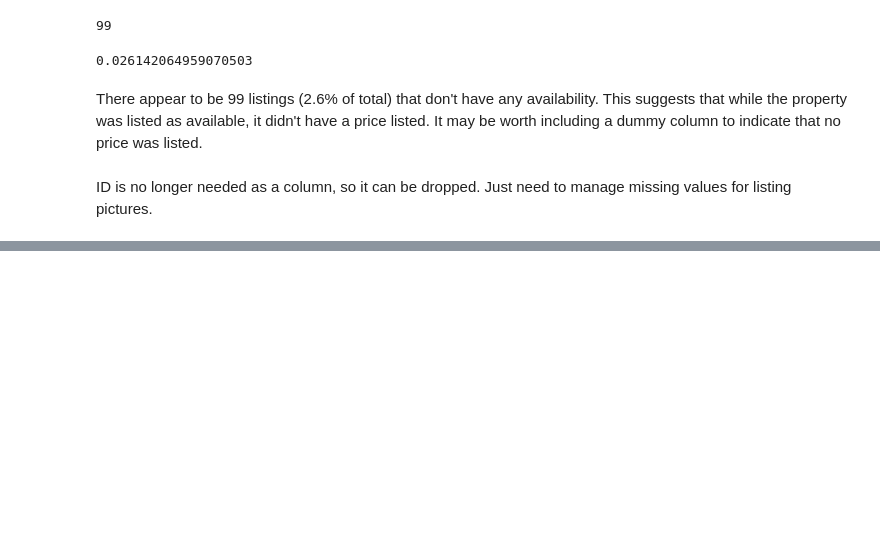
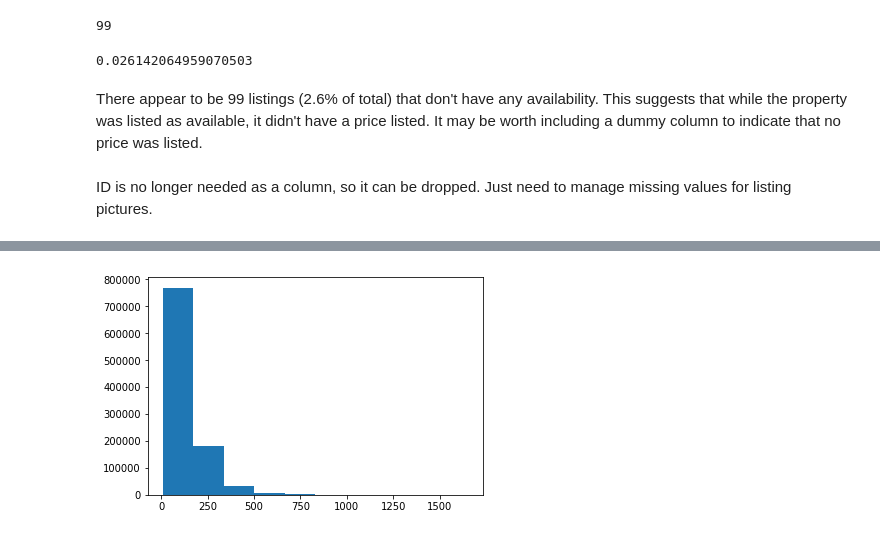
Before and after one commit to rebeccaebarnes/DSND-Project-4, a Jupyter notebook: seattle_airbnb_exploration.ipynb, the cells around one changed output, grey strips where cells are left out. Drawn from its saved outputs; the diff is of its cells as text; code cells hidden in the pictures; blank space fills up the shorter version.

```diff
--- a/seattle_airbnb_exploration.ipynb
+++ b/seattle_airbnb_exploration.ipynb
@@ -1512,0 +1613,30 @@ assert X_train_missing.shape[1] \
+# %%
+# Create generator function to move through dataset indices
+def create_indices(start, interval, maximum):
+    '''
+    Generates two integers separated by an interval, up to the maximum value.
+    Arguments:
+        start: (int) Value to begin at.
+        interval: (int) Difference between first and second value to be generated.
+        maximum: (int) Value to stop at.
+    '''
+    current = start
+    while current < maximum:
+        if current + interval < maximum:
+            yield current, current + interval - 1
+        else:
+            yield current, maximum
+        current += interval
+# %%
+# Create array on which to concatenate results
+data = np.empty((0, X_train_imputed.shape[1]))
+
+# Impute values for full dataset
+for start, end in create_indices(0, 25000, X_train_imputed.shape[0] - 1):
+    results = knn_imputer.transform(X_train_imputed.loc[start:end])
+    data = np.concatenate([data, results])
+# %%
+X_train_final = pd.DataFrame(data, columns=X_train_imputed.columns,
+                             index=X_train_imputed.index)
+
+X_train_final.head()
@@ -1512,0 +1667,4 @@ assert X_train_missing.shape[1] \
+# %%
+X_train_final.price.hist(grid=False);
+# %% [output]
+[figure, added]
```
Also changed, not shown: parts of 25 cells of this notebook.
